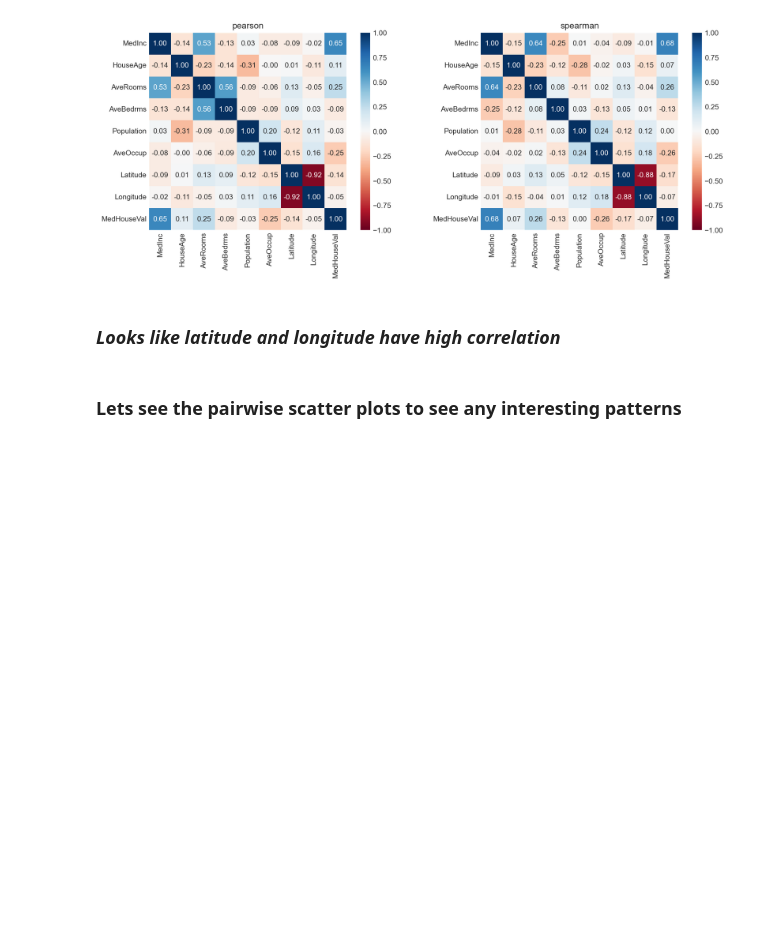
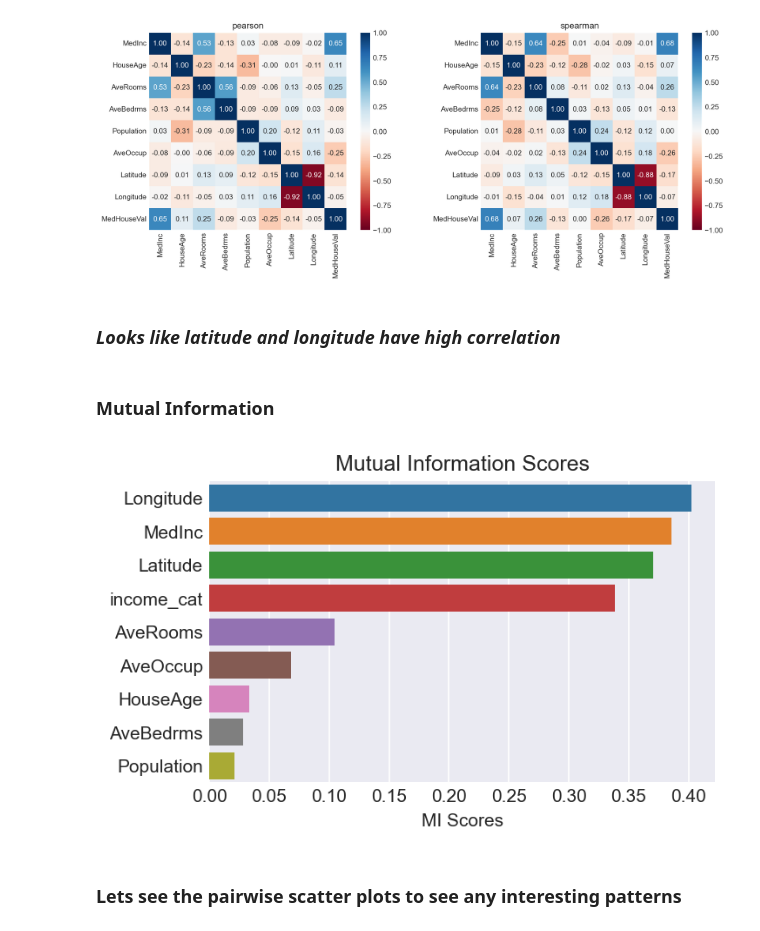
Before and after one commit to afzalmp40/EDA, a Jupyter notebook: california housing/california EDA.ipynb, the cells around one changed output. Cells and saved outputs as stored; diff of their text form; code cells hidden in the pictures; blank space fills up the shorter version.

Commit message:
added the mutual info function to quickEDA

```diff
--- a/california housing/california EDA.ipynb
+++ b/california housing/california EDA.ipynb
@@ -364,6 +364,12 @@ correlation(df, figsize=(15,5), dpi=150)
 [figure]
 # %% [markdown]
 ### ***Looks like latitude and longitude have high correlation***
+# %% [markdown]
+### Mutual Information
+# %%
+mutual_info(df, 'MedHouseVal')
+# %% [output]
+[figure, added]
 # %% [markdown]
 ### Lets see the pairwise scatter plots to see any interesting patterns
 # %%
```
Also changed, not shown: parts of 1 cell of this notebook, 5 other files.
